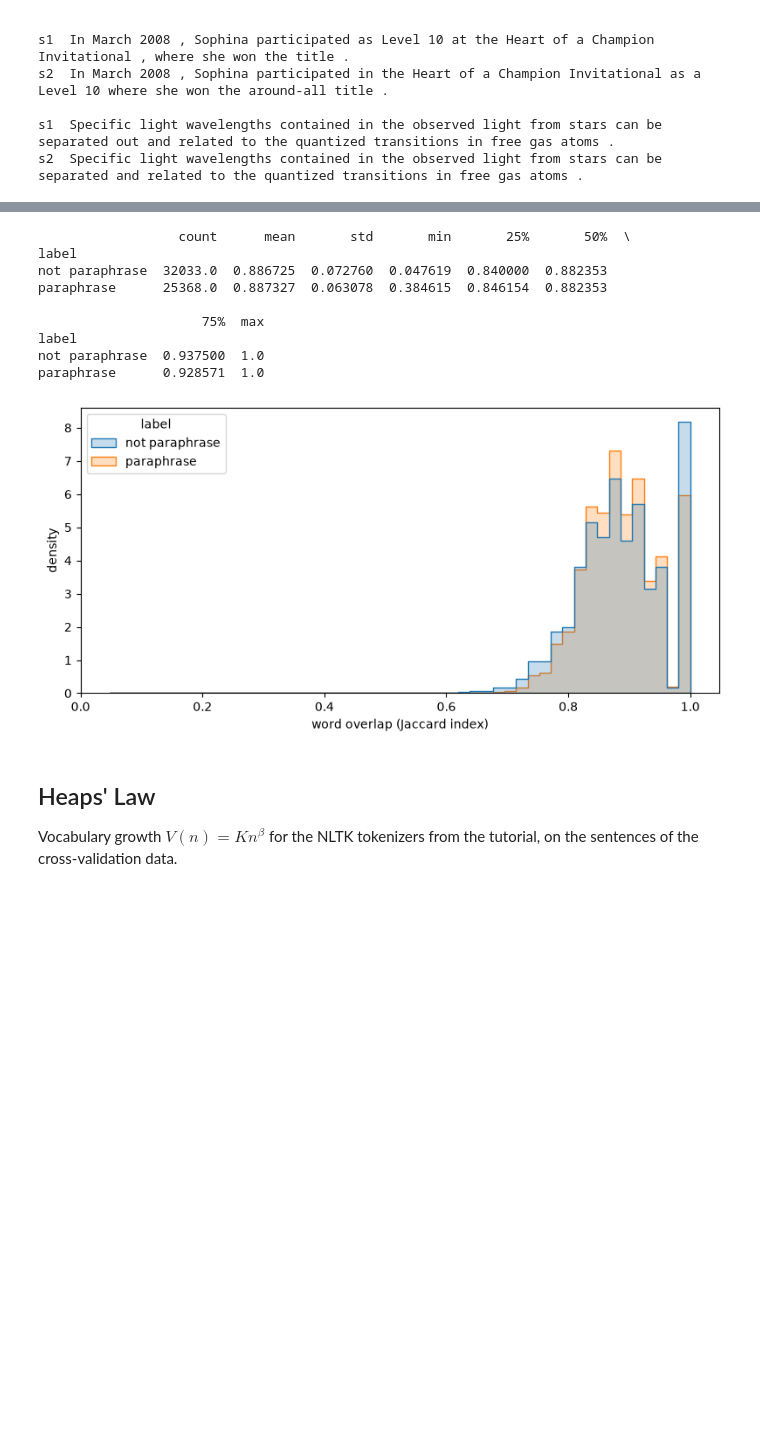
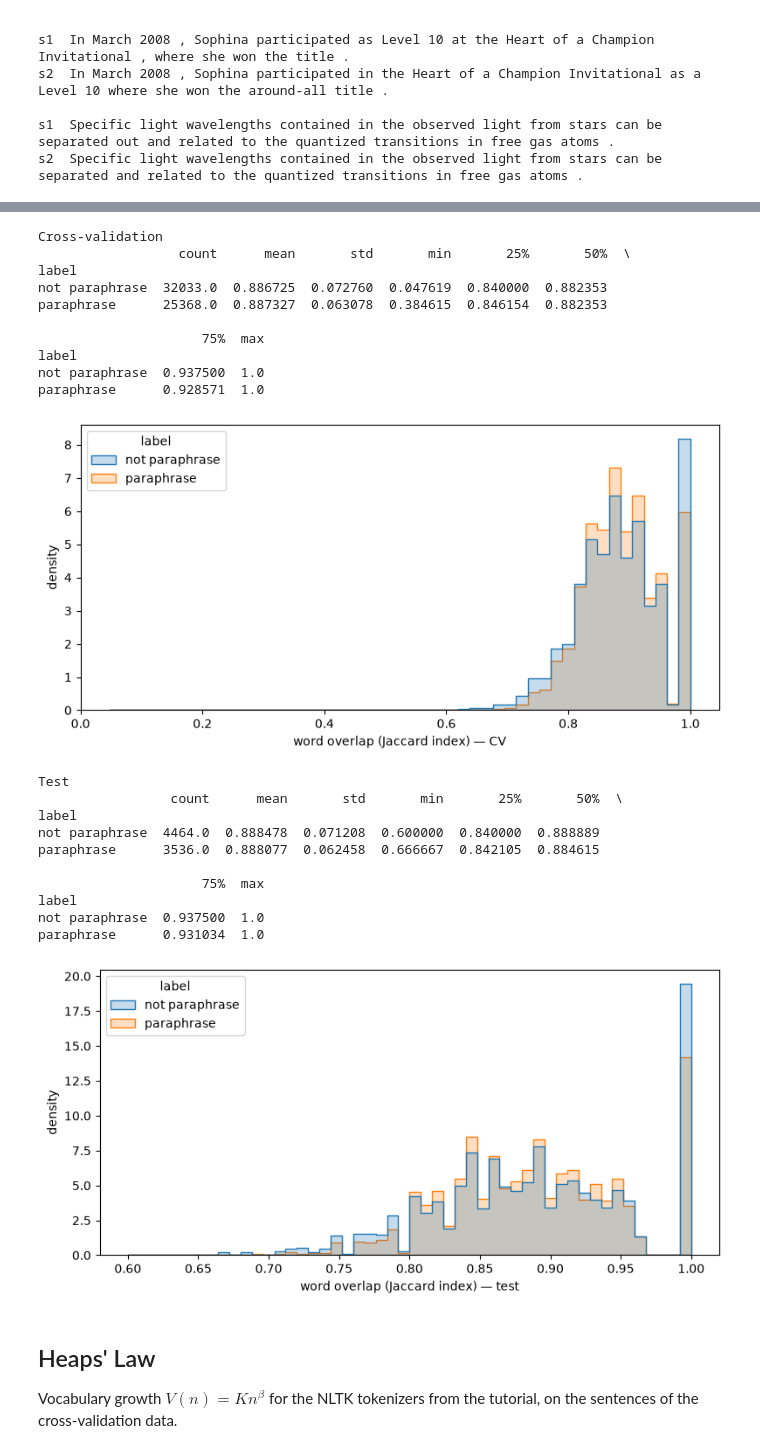
Before and after one commit to Joeyjdl/nlp1-student, a Jupyter notebook: part1/baseline/baseline.ipynb, the cells around one changed output, grey strips where cells are left out. Drawn from its saved outputs; the diff is of its cells as text; code cells hidden in the pictures; blank space fills up the shorter version.

```diff
--- a/part1/baseline/baseline.ipynb
+++ b/part1/baseline/baseline.ipynb
@@ -213,18 +235,36 @@ Jaccard index of the sets of (lowercased) words of sentence1 and sentence2. If b
 # %%
 overlap = baseline.dataset_analysis.word_overlap(cv_pairs, paws_outcome_space)
+print('Cross-validation')
 print(overlap.groupby('label')['overlap'].describe())
-baseline.dataset_analysis.plot_histogram_per_label(overlap, 'overlap', 'word overlap (Jaccard index)')
+baseline.dataset_analysis.plot_histogram_per_label(overlap, 'overlap', 'word overlap (Jaccard index) — CV')
+
+test_overlap = baseline.dataset_analysis.word_overlap(test_pairs, paws_outcome_space)
+print('Test')
+print(test_overlap.groupby('label')['overlap'].describe())
+baseline.dataset_analysis.plot_histogram_per_label(test_overlap, 'overlap', 'word overlap (Jaccard index) — test')
 # %% [output]
+Cross-validation
                   count      mean       std       min       25%       50%  \
 label
 not paraphrase  32033.0  0.886725  0.072760  0.047619  0.840000  0.882353
 paraphrase      25368.0  0.887327  0.063078  0.384615  0.846154  0.882353
 
                      75%  max
 label
 not paraphrase  0.937500  1.0
 paraphrase      0.928571  1.0
-[figure, old version]
+[figure, new version]
+Test
+                 count      mean       std       min       25%       50%  \
+label
+not paraphrase  4464.0  0.888478  0.071208  0.600000  0.840000  0.888889
+paraphrase      3536.0  0.888077  0.062458  0.666667  0.842105  0.884615
+
+                     75%  max
+label
+not paraphrase  0.937500  1.0
+paraphrase      0.931034  1.0
+[figure, added]
 # %% [markdown]
 ## Heaps' Law
 
```
Also changed, not shown: parts of 24 cells of this notebook, 4 other files.
